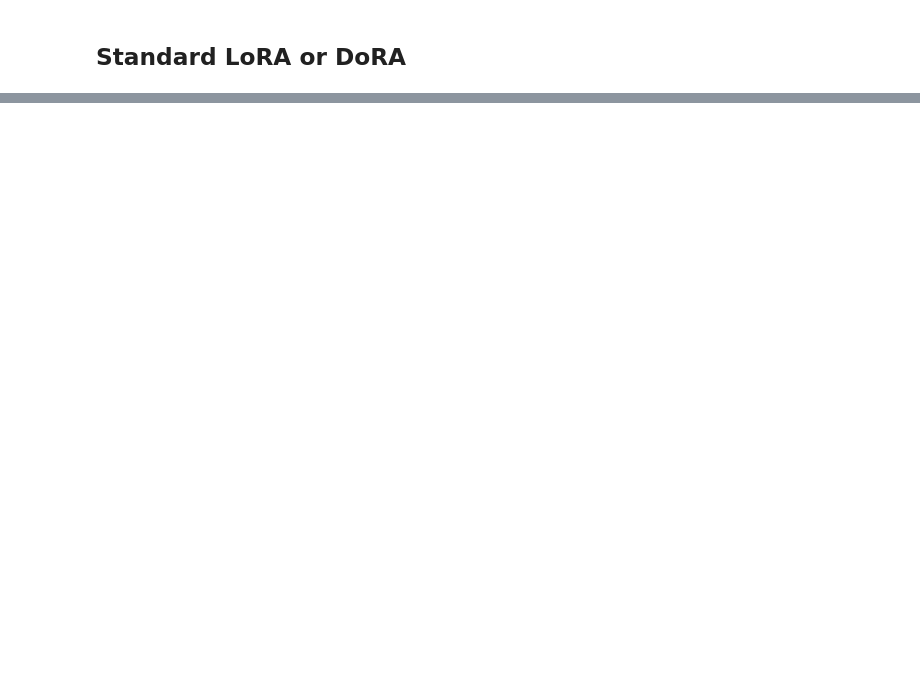
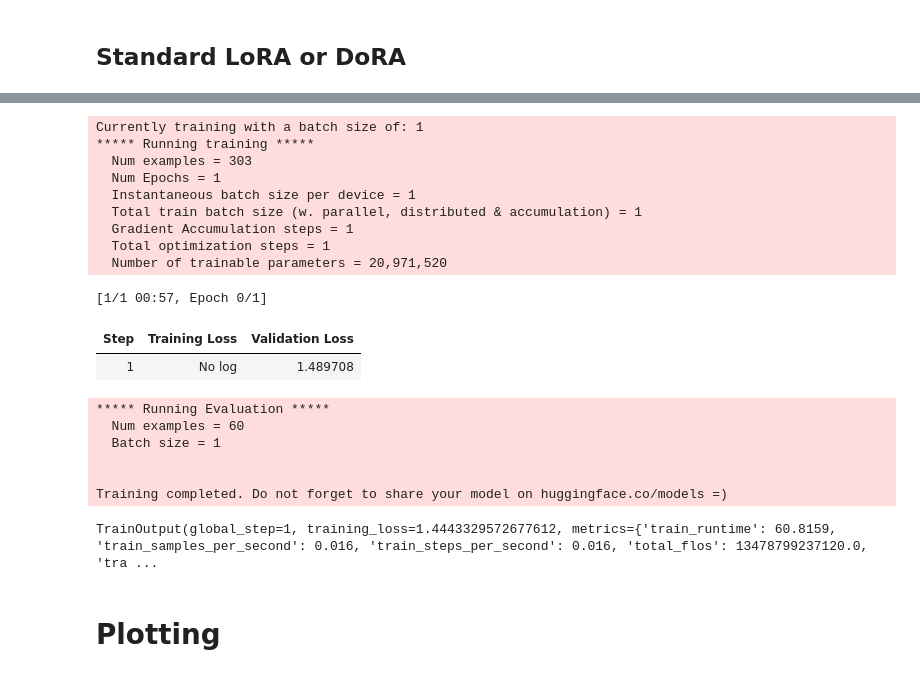
Before and after one commit to Rajeeb321123/Large-Language-model, a Jupyter notebook: 4_Memorization.ipynb, the cells around one changed output, grey strips where cells are left out. Drawn from its saved outputs; the diff is of its cells as text; code cells hidden in the pictures; blank space fills up the shorter version.

```diff
--- a/4_Memorization.ipynb
+++ b/4_Memorization.ipynb
@@ -126,0 +324,13 @@ def print_trainable_parameters(model):
+# %%
+# Update pad token id in model and it's config
+model.pad_token_id = tokenizer.pad_token_id
+model.config.pad_token_id = tokenizer.pad_token_id
+
+# Check if they are equal
+assert model.pad_token_id == tokenizer.pad_token_id
+
+# Print the pad token ids
+print('Tokenizer pad token ID:', tokenizer.pad_token_id)
+print('Model pad token ID:', model.pad_token_id)
+print('Model config pad token ID:', model.config.pad_token_id)
+print('Number of tokens now in tokenizer:', tokenizer.vocab_size)
@@ -126,0 +516,6 @@ def print_trainable_parameters(model):
+# %%
+from datasets import load_dataset
+
+dataset = 'Trelis/touch-rugby-rules-memorisation'
+
+data = load_dataset(dataset)
@@ -126,0 +674,25 @@ def print_trainable_parameters(model):
+# %%
+model.config.use_cache = False # for silencing warnings only
+trainer.train()
+# %% [output]
+Currently training with a batch size of: 1
+***** Running training *****
+  Num examples = 303
+  Num Epochs = 1
+  Instantaneous batch size per device = 1
+  Total train batch size (w. parallel, distributed & accumulation) = 1
+  Gradient Accumulation steps = 1
+  Total optimization steps = 1
+  Number of trainable parameters = 20,971,520
+[1/1 00:57, Epoch 0/1]
+| Step | Training Loss | Validation Loss |
+| 1 | No log | 1.489708 |
+***** Running Evaluation *****
+  Num examples = 60
+  Batch size = 1
+
+
+Training completed. Do not forget to share your model on huggingface.co/models =)
+TrainOutput(global_step=1, training_loss=1.4443329572677612, metrics={'train_runtime': 60.8159, 'train_samples_per_second': 0.016, 'train_steps_per_second': 0.016, 'total_flos': 13478799237120.0, 'tra ...
+# %% [markdown]
+# Plotting
```
Also changed, not shown: parts of 47 cells of this notebook.
